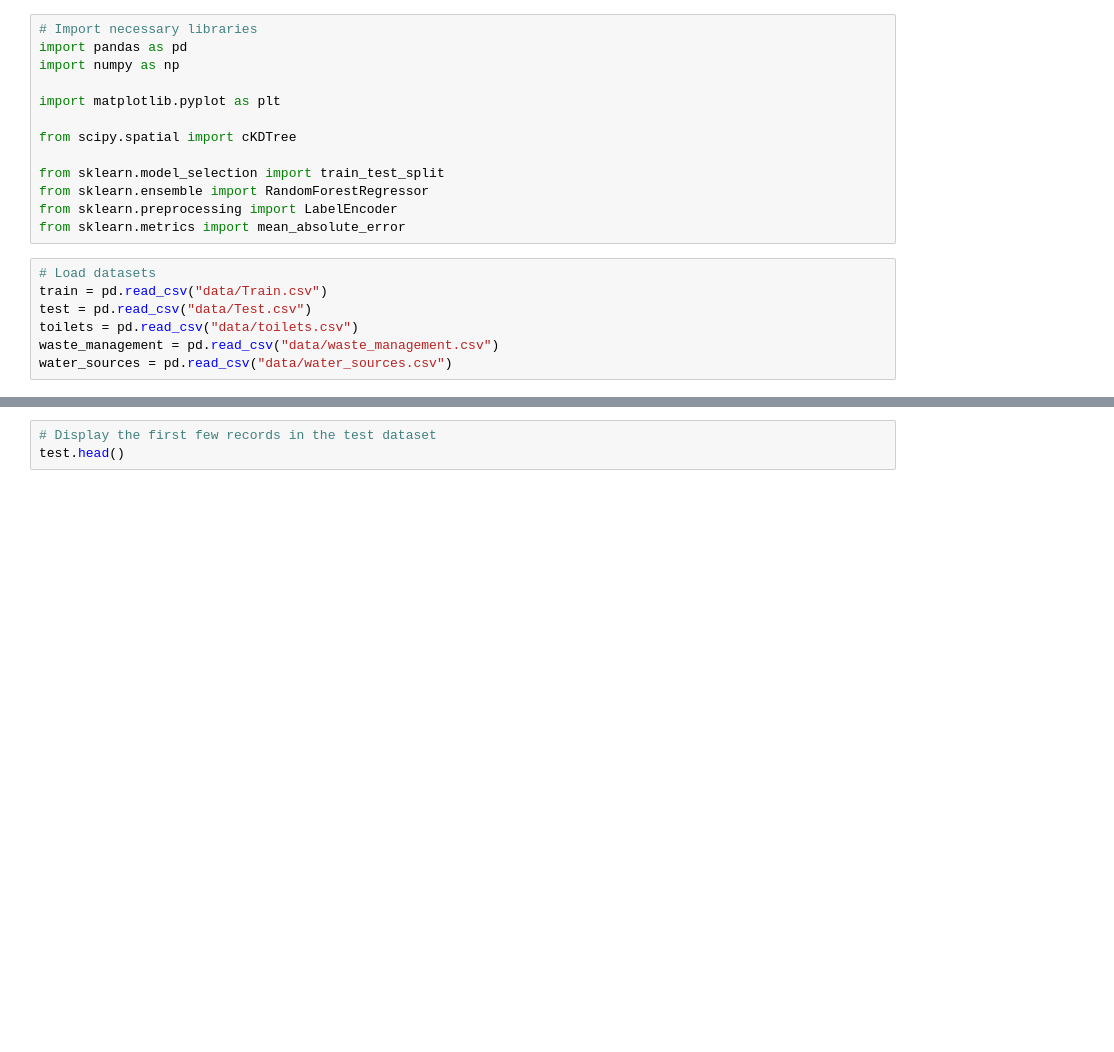
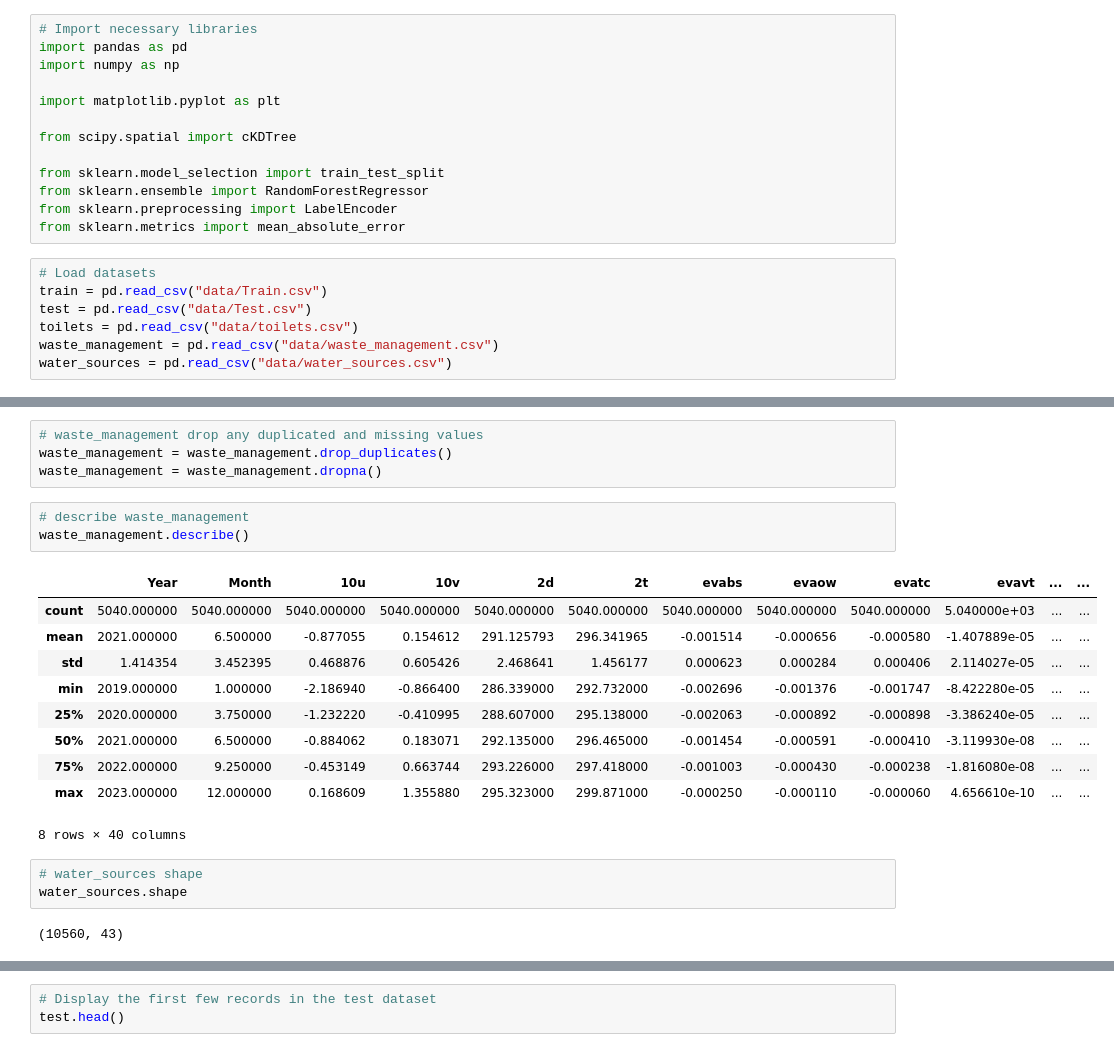
Before and after one commit to michaelgobz/ML-and-AI-Challenges, a Jupyter notebook: SUA-Outsmarting-Outbreaks-Challenge/Outsmarting_Outbreaks.ipynb, the cells around one changed output, grey strips where cells are left out. Drawn from its saved outputs; the diff is of its cells as text; blank space fills up the shorter version.

```diff
--- a/SUA-Outsmarting-Outbreaks-Challenge/Outsmarting_Outbreaks.ipynb
+++ b/SUA-Outsmarting-Outbreaks-Challenge/Outsmarting_Outbreaks.ipynb
@@ -45,0 +86,23 @@ train.describe()
+# %%
+# waste_management drop any duplicated and missing values
+waste_management = waste_management.drop_duplicates()
+waste_management = waste_management.dropna()
+# %%
+# describe waste_management
+waste_management.describe()
+# %% [output]
+|  | Year | Month | 10u | 10v | 2d | 2t | evabs | evaow | evatc | evavt | ... | ... |
+| count | 5040.000000 | 5040.000000 | 5040.000000 | 5040.000000 | 5040.000000 | 5040.000000 | 5040.000000 | 5040.000000 | 5040.000000 | 5.040000e+03 | ... | ... |
+| mean | 2021.000000 | 6.500000 | -0.877055 | 0.154612 | 291.125793 | 296.341965 | -0.001514 | -0.000656 | -0.000580 | -1.407889e-05 | ... | ... |
+| std | 1.414354 | 3.452395 | 0.468876 | 0.605426 | 2.468641 | 1.456177 | 0.000623 | 0.000284 | 0.000406 | 2.114027e-05 | ... | ... |
+| min | 2019.000000 | 1.000000 | -2.186940 | -0.866400 | 286.339000 | 292.732000 | -0.002696 | -0.001376 | -0.001747 | -8.422280e-05 | ... | ... |
+| 25% | 2020.000000 | 3.750000 | -1.232220 | -0.410995 | 288.607000 | 295.138000 | -0.002063 | -0.000892 | -0.000898 | -3.386240e-05 | ... | ... |
+| 50% | 2021.000000 | 6.500000 | -0.884062 | 0.183071 | 292.135000 | 296.465000 | -0.001454 | -0.000591 | -0.000410 | -3.119930e-08 | ... | ... |
+| 75% | 2022.000000 | 9.250000 | -0.453149 | 0.663744 | 293.226000 | 297.418000 | -0.001003 | -0.000430 | -0.000238 | -1.816080e-08 | ... | ... |
+| max | 2023.000000 | 12.000000 | 0.168609 | 1.355880 | 295.323000 | 299.871000 | -0.000250 | -0.000110 | -0.000060 | 4.656610e-10 | ... | ... |
+8 rows × 40 columns
+# %%
+# water_sources shape
+water_sources.shape
+# %% [output]
+(10560, 43)
```
Also changed, not shown: parts of 19 cells of this notebook.
